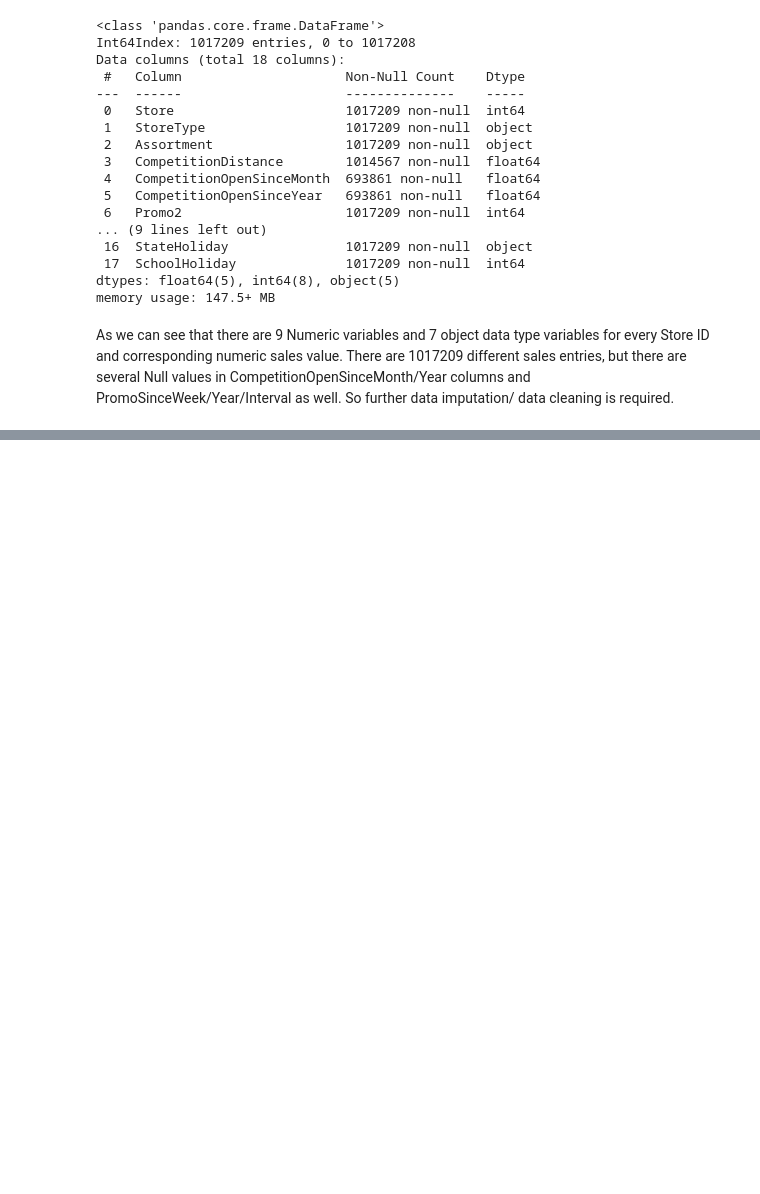
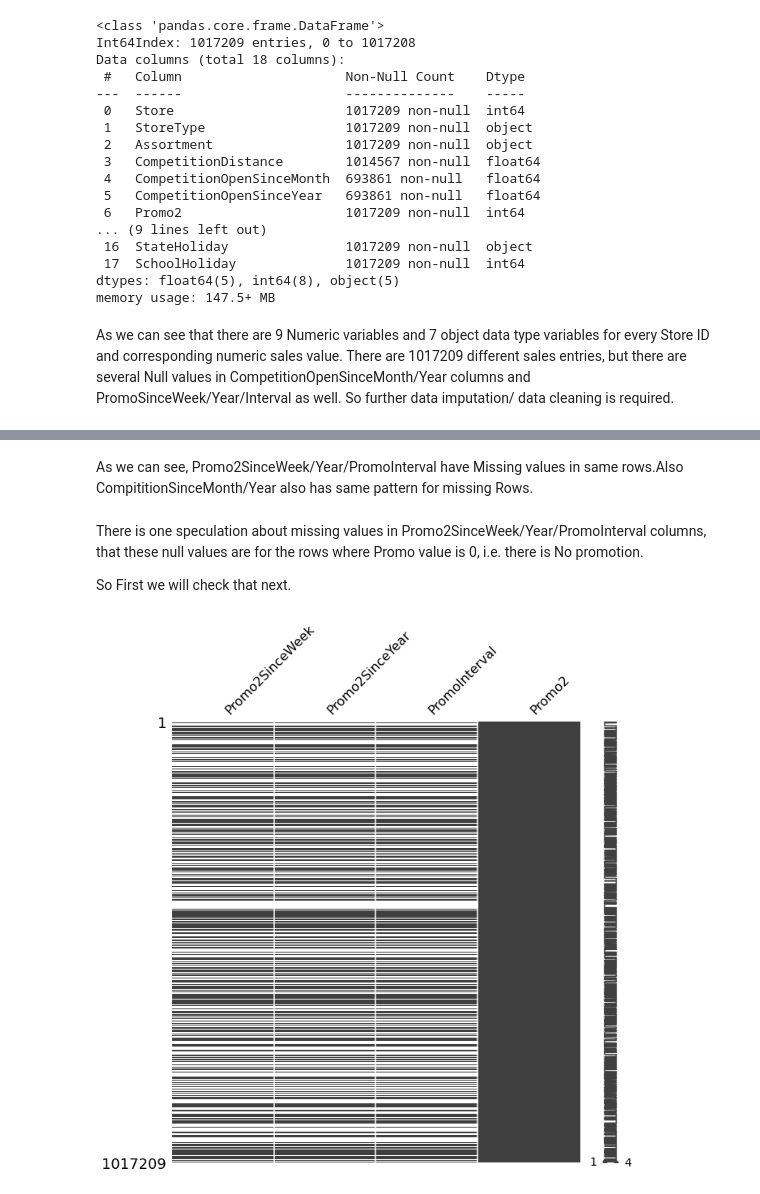
Before and after one commit to iMrugesh9/Regression-Capstone-Project-Retail-sales-prediction, a Jupyter notebook: Retail_Sales_Prediction.ipynb, the cells around one changed output, grey strips where cells are left out. Saved outputs shown, nothing was run; the diff lists cells and outputs as text; code cells hidden in the pictures; blank space fills up the shorter version.

```diff
--- a/Retail_Sales_Prediction.ipynb
+++ b/Retail_Sales_Prediction.ipynb
@@ -172,0 +217,13 @@ So further data imputation/ data cleaning is required.
+# %% [markdown]
+ As we can see, Promo2SinceWeek/Year/PromoInterval have Missing values in same rows.Also CompititionSinceMonth/Year also has same pattern for missing  Rows.
+# %% [markdown]
+There is one speculation about missing values in Promo2SinceWeek/Year/PromoInterval columns, that these null values are for the rows where Promo
+value is 0, i.e. there is No promotion.
+
+So First we will check that next.
+# %%
+msno.matrix(Dataset[['Promo2SinceWeek','Promo2SinceYear','PromoInterval','Promo2']],figsize=(10,10))
+plt.yticks(fontsize=18)
+plt.show()
+# %% [output]
+[figure, added]
```
Also changed, not shown: parts of 42 cells of this notebook.
